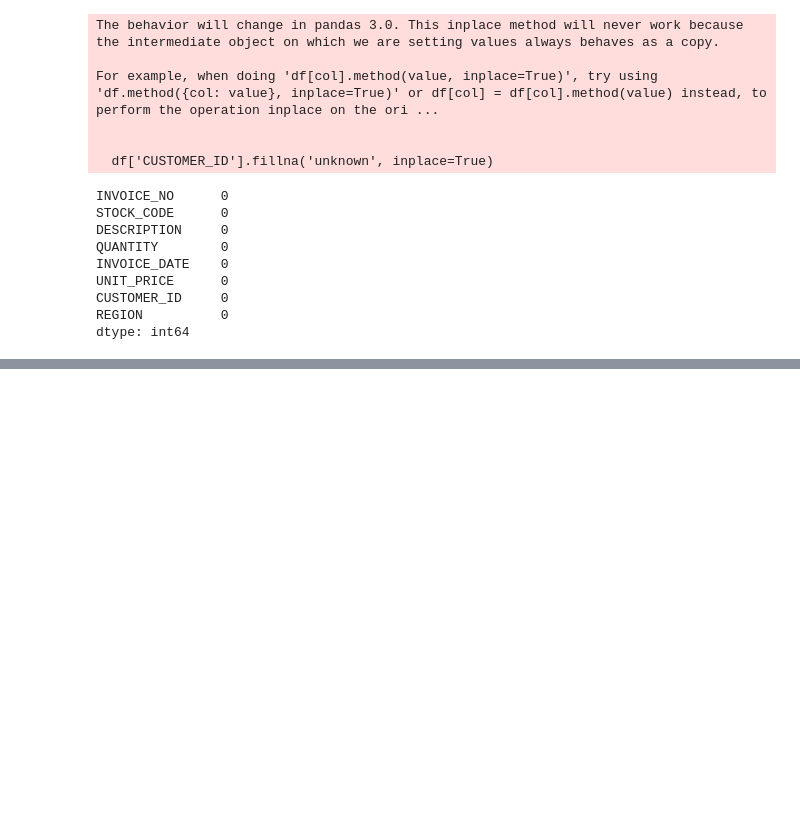
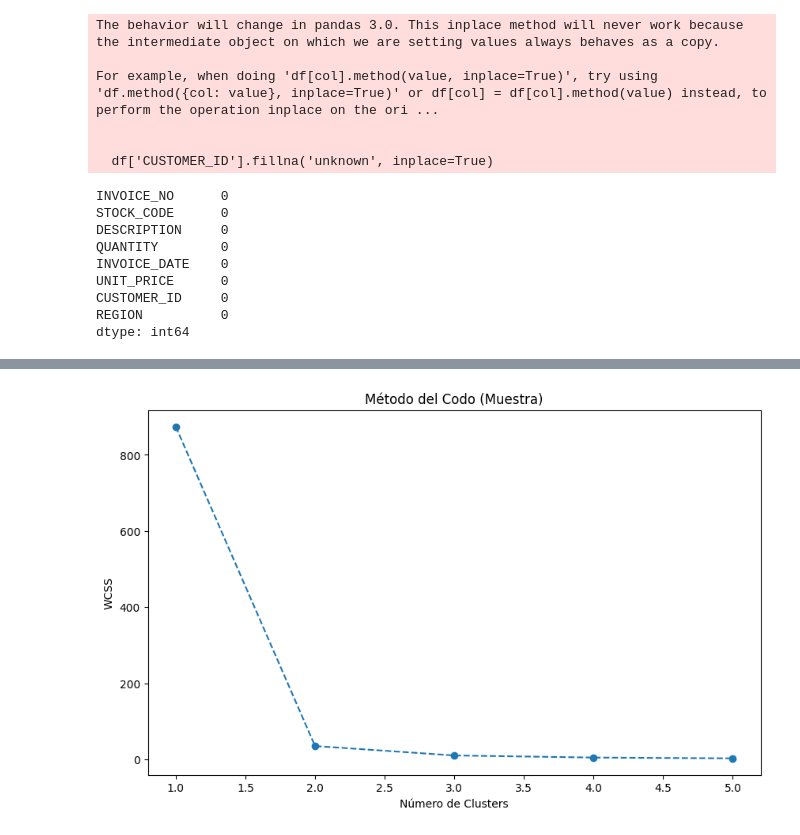
Before and after one commit to HidenLacan/Hackaton-data, a Jupyter notebook: hackhathon.ipynb, the cells around one changed output, grey strips where cells are left out. Drawn from its saved outputs; the diff is of its cells as text; code cells hidden in the pictures; blank space fills up the shorter version.

```diff
--- a/hackhathon.ipynb
+++ b/hackhathon.ipynb
@@ -248,0 +312,26 @@ df['DESCRIPTION'] = df['DESCRIPTION'].replace('?', 'unknown')
+# %%
+# Tomar una muestra del 10% del dataset de clientes para reducir la carga computacional
+sampled_customer_data = customer_data.sample(frac=0.1, random_state=42)
+
+# Seleccionar las características para la segmentación
+features_sampled = sampled_customer_data[['TOTAL_SPENT', 'TOTAL_QUANTITY']]
+
+# Estandarizar los datos
+features_sampled_scaled = scaler.fit_transform(features_sampled)
+
+# Determinar el número óptimo de clusters utilizando el método del codo con la muestra
+wcss_sampled = []
+for i in range(1, 6):
+    kmeans = KMeans(n_clusters=i, random_state=42)
+    kmeans.fit(features_sampled_scaled)
+    wcss_sampled.append(kmeans.inertia_)
+
+# Graficar el método del codo con el rango reducido y la muestra
+plt.figure(figsize=(10, 6))
+plt.plot(range(1, 6), wcss_sampled, marker='o', linestyle='--')
+plt.title('Método del Codo (Muestra)')
+plt.xlabel('Número de Clusters')
+plt.ylabel('WCSS')
+plt.show()
+# %% [output]
+[figure, added]
```
Also changed, not shown: parts of 34 cells of this notebook.
